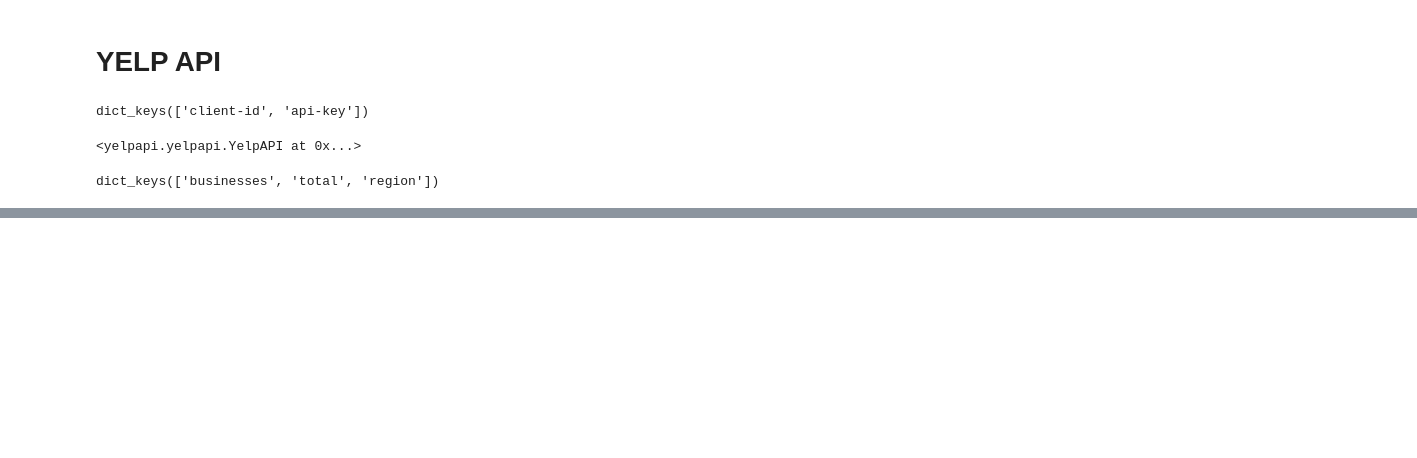
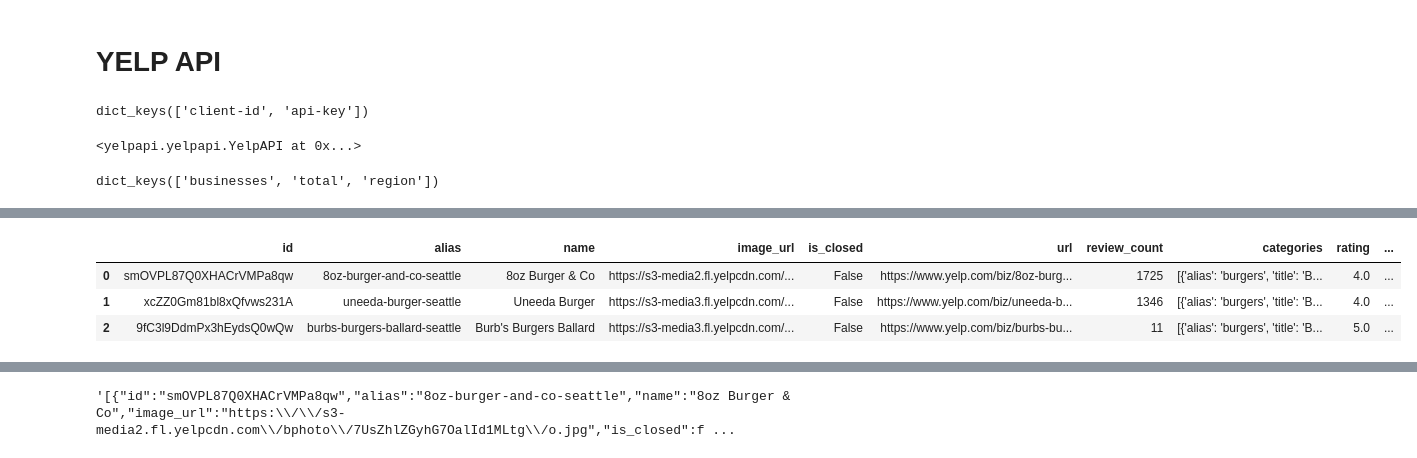
Before and after one commit to Jonny-T87/Yelp-API, a Jupyter notebook: Yelp API.ipynb, the cells around one changed output, grey strips where cells are left out. Drawn from its saved outputs; the diff is of its cells as text; code cells hidden in the pictures; blank space fills up the shorter version.

```diff
--- a/Yelp API.ipynb
+++ b/Yelp API.ipynb
@@ -23,0 +254,10 @@ dict_keys(['businesses', 'total', 'region'])
+# %%
+#Displaying 2 pages and 40 entries of result
+all_burgers = pd.concat([burger0, burger1], ignore_index=True)
+
+display(all_burgers.head(3), all_burgers.tail(3))
+# %% [output]
+|  | id | alias | name | image_url | is_closed | url | review_count | categories | rating | ... |
+| 0 | smOVPL87Q0XHACrVMPa8qw | 8oz-burger-and-co-seattle | 8oz Burger & Co | https://s3-media2.fl.yelpcdn.com/... | False | https://www.yelp.com/biz/8oz-burg... | 1725 | [{'alias': 'burgers', 'title': 'B... | 4.0 | ... |
+| 1 | xcZZ0Gm81bl8xQfvws231A | uneeda-burger-seattle | Uneeda Burger | https://s3-media3.fl.yelpcdn.com/... | False | https://www.yelp.com/biz/uneeda-b... | 1346 | [{'alias': 'burgers', 'title': 'B... | 4.0 | ... |
+| 2 | 9fC3l9DdmPx3hEydsQ0wQw | burbs-burgers-ballard-seattle | Burb's Burgers Ballard | https://s3-media3.fl.yelpcdn.com/... | False | https://www.yelp.com/biz/burbs-bu... | 11 | [{'alias': 'burgers', 'title': 'B... | 5.0 | ... |
@@ -23,0 +268,4 @@ dict_keys(['businesses', 'total', 'region'])
+# %%
+all_burgers.to_json(orient='records')
+# %% [output]
+'[{"id":"smOVPL87Q0XHACrVMPa8qw","alias":"8oz-burger-and-co-seattle","name":"8oz Burger & Co","image_url":"https:\\/\\/s3-media2.fl.yelpcdn.com\\/bphoto\\/7UsZhlZGyhG7OalId1MLtg\\/o.jpg","is_closed":f ...
```
Also changed, not shown: parts of 35 cells of this notebook, 1 other file.
